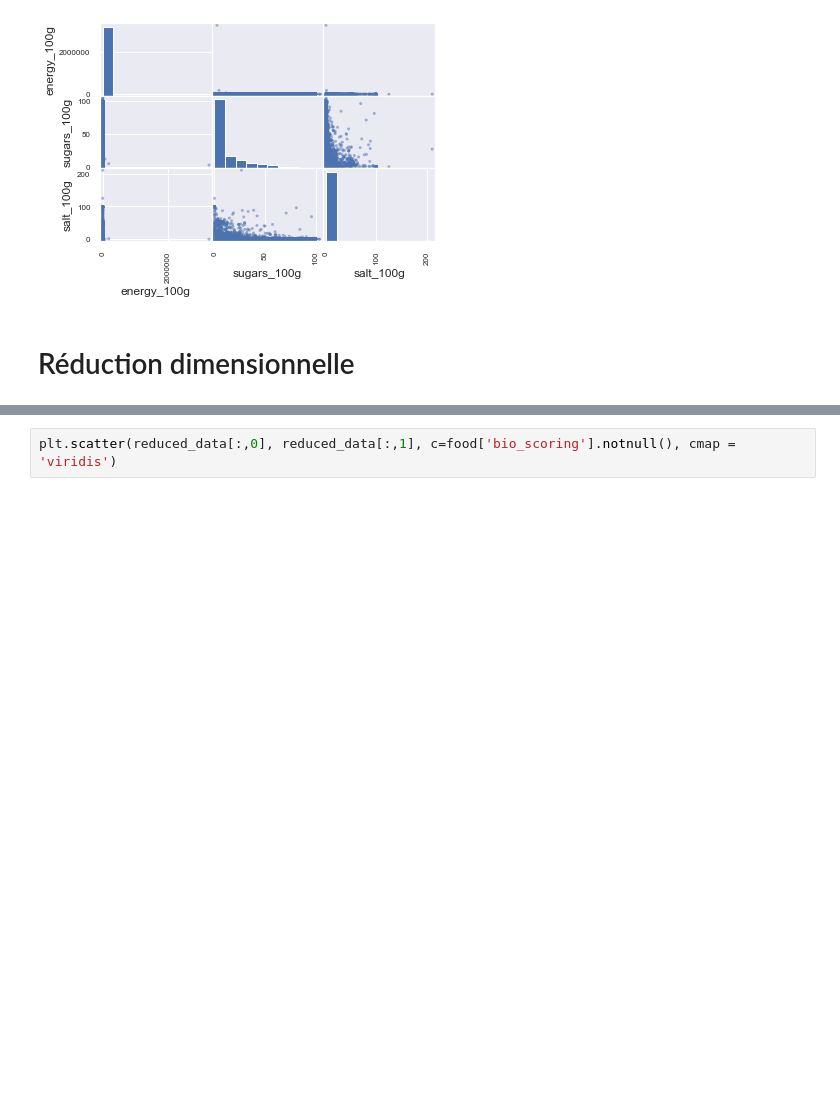
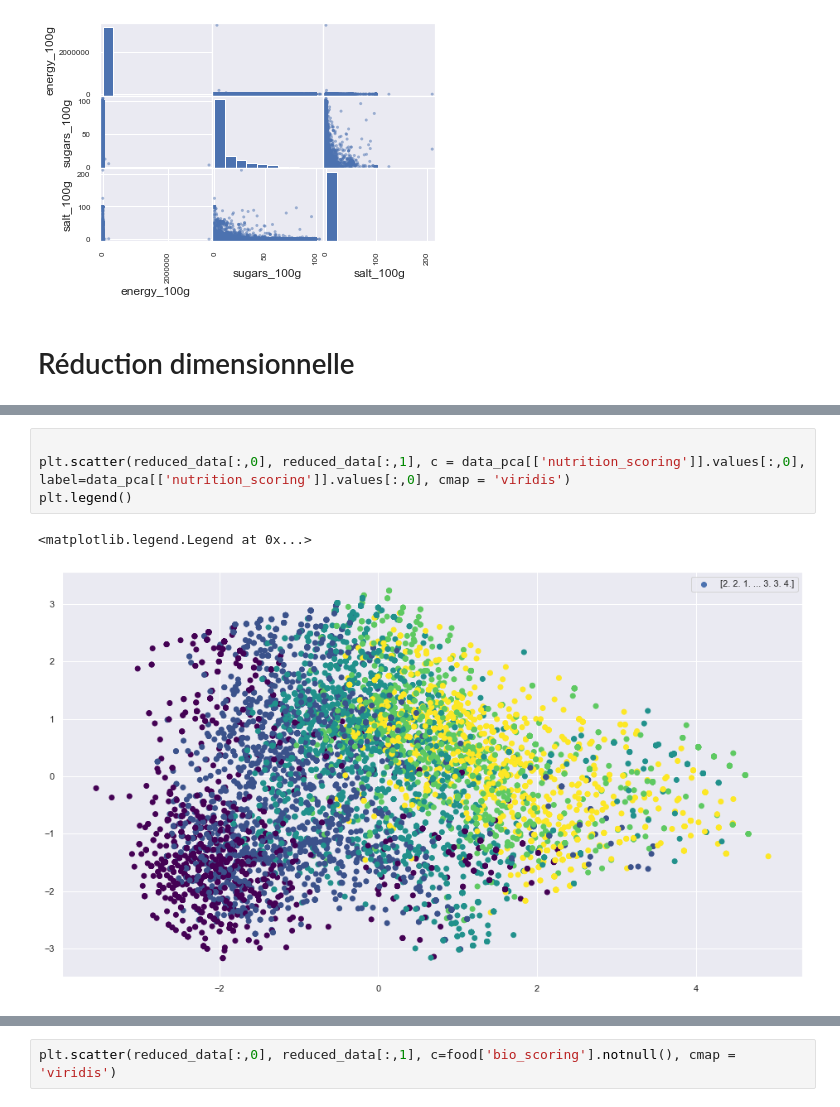
Before and after one commit to Severac/openclassrooms, a Jupyter notebook: PJ2/PJ2_dataexplore.ipynb, the cells around one changed output, grey strips where cells are left out. Cells and saved outputs as stored; diff of their text form; blank space fills up the shorter version.

```diff
--- a/PJ2/PJ2_dataexplore.ipynb
+++ b/PJ2/PJ2_dataexplore.ipynb
@@ -175,0 +318,7 @@ print(reduced_data)
+# %%
+
+plt.scatter(reduced_data[:,0], reduced_data[:,1], c = data_pca[['nutrition_scoring']].values[:,0], label=data_pca[['nutrition_scoring']].values[:,0], cmap = 'viridis')
+plt.legend()
+# %% [output]
+<matplotlib.legend.Legend at 0x...>
+[figure, added]
```
Also changed, not shown: parts of 23 cells of this notebook.
